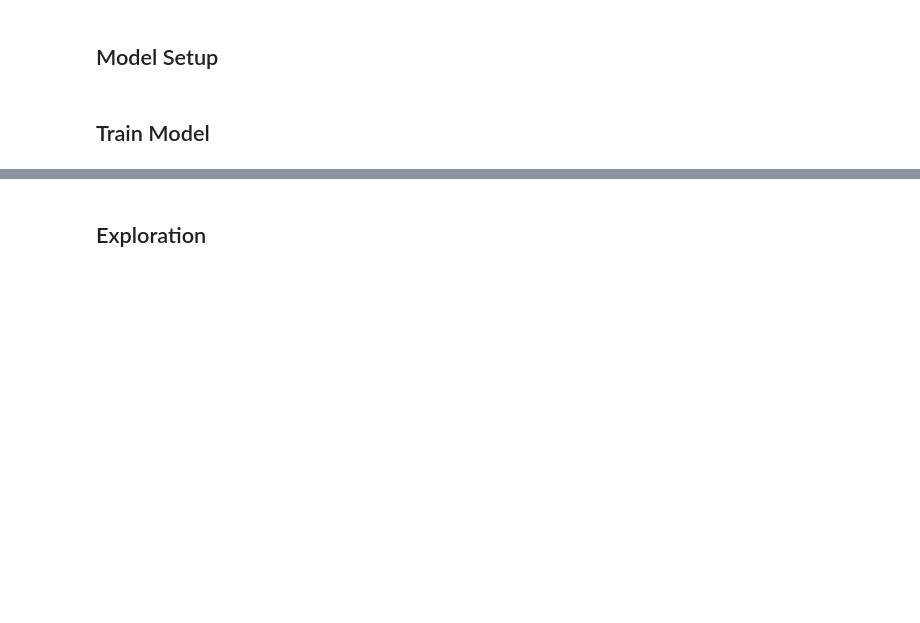
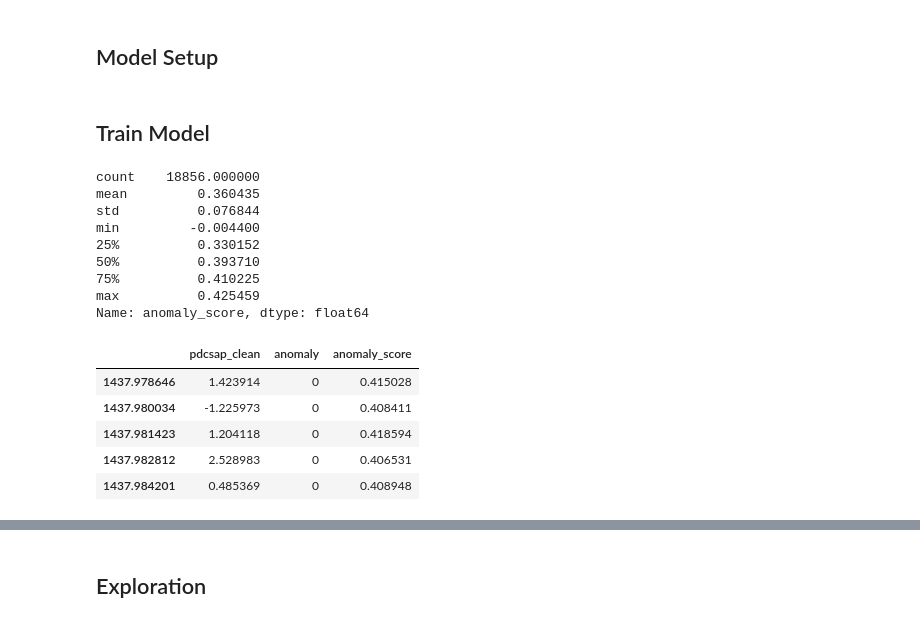
Before and after one commit to alexfaassen/STA2453, a Jupyter notebook: 5.Model/Isolation_Forest.ipynb, the cells around one changed output, grey strips where cells are left out. Cells and saved outputs as stored; diff of their text form; code cells hidden in the pictures; blank space fills up the shorter version.

```diff
--- a/5.Model/Isolation_Forest.ipynb
+++ b/5.Model/Isolation_Forest.ipynb
@@ -71,0 +81,21 @@ anomalies = model.predict(lightcurve)
+# %%
+# Check
+print(lightcurve["anomaly_score"].describe())
+
+lightcurve.head()
+# %% [output]
+count    18856.000000
+mean         0.360435
+std          0.076844
+min         -0.004400
+25%          0.330152
+50%          0.393710
+75%          0.410225
+max          0.425459
+Name: anomaly_score, dtype: float64
+|  | pdcsap_clean | anomaly | anomaly_score |
+| 1437.978646 | 1.423914 | 0 | 0.415028 |
+| 1437.980034 | -1.225973 | 0 | 0.408411 |
+| 1437.981423 | 1.204118 | 0 | 0.418594 |
+| 1437.982812 | 2.528983 | 0 | 0.406531 |
+| 1437.984201 | 0.485369 | 0 | 0.408948 |
```
Also changed, not shown: parts of 9 cells of this notebook, 1 other file.
